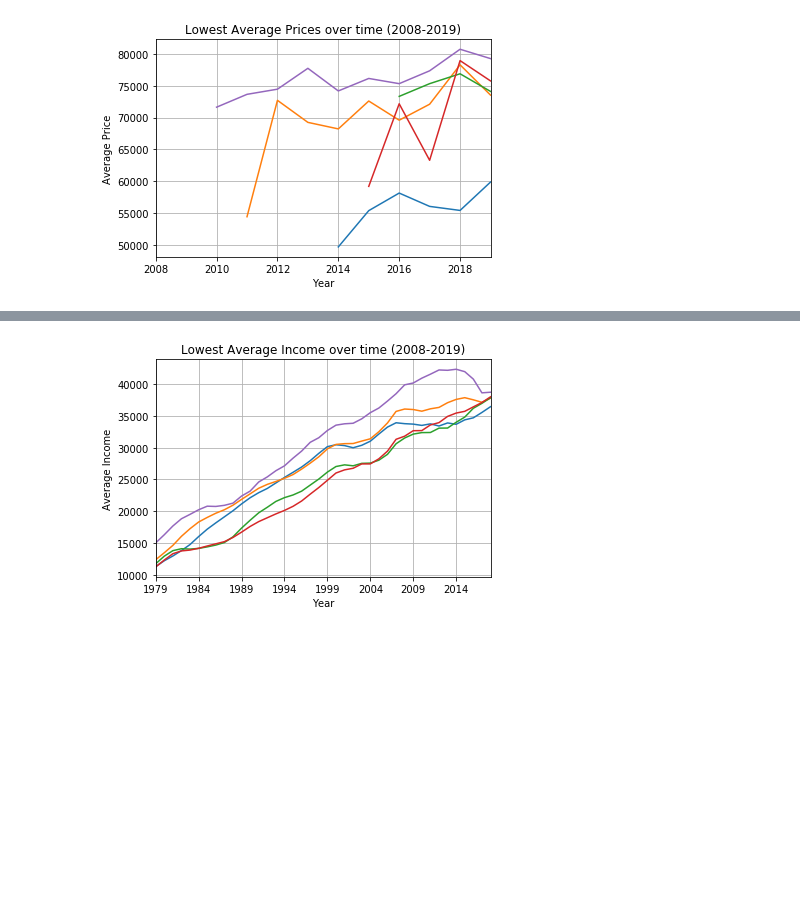
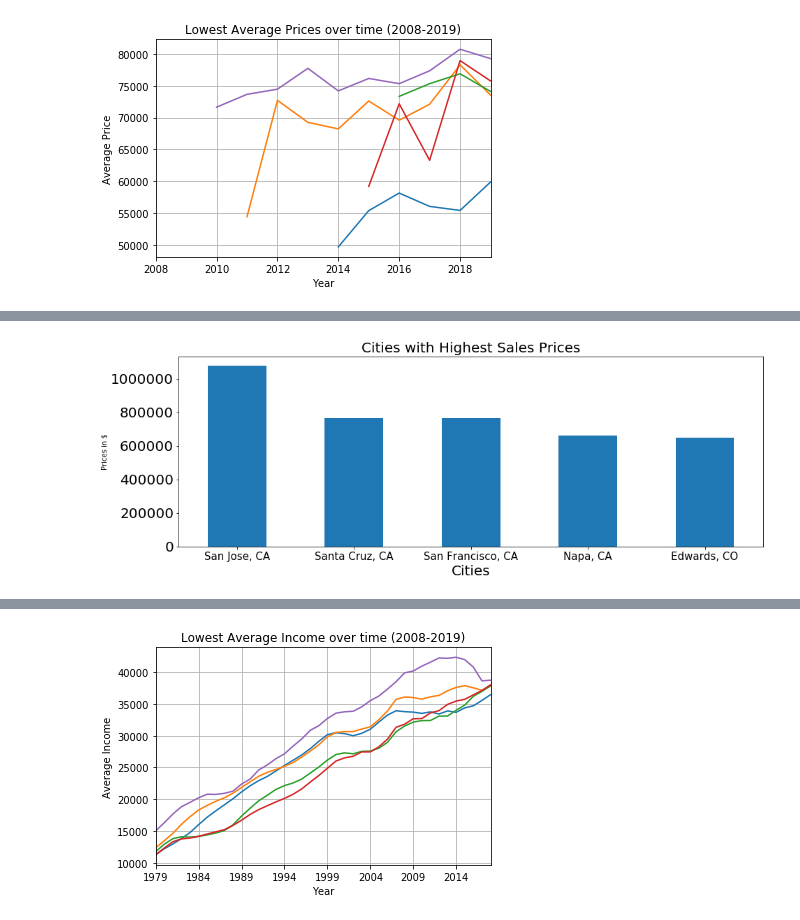
Before and after one commit to goldphoenix90/DataProject1, a Jupyter notebook: Zillow/Sales to Income Analysis.ipynb, the cells around one changed output, grey strips where cells are left out. Saved outputs shown, nothing was run; the diff lists cells and outputs as text; code cells hidden in the pictures; blank space fills up the shorter version.

```diff
--- a/Zillow/Sales to Income Analysis.ipynb
+++ b/Zillow/Sales to Income Analysis.ipynb
@@ -195,6 +197,17 @@ sales_descending.head()
 | San Francisco, CA | 468530.0 | 354641.666667 | 419525.000000 | 388250.000000 | 423941.666667 | 544416.666667 | 589975.000000 | 612275.000000 | 643358.333333 | 697975.000000 | 7.664500e+05 | ... |
 | Napa, CA | 434800.0 | 344041.666667 | 354766.666667 | 327008.333333 | 351483.333333 | 438891.666667 | 494950.000000 | 546183.333333 | 575208.333333 | 627225.000000 | 6.620455e+05 | ... |
 | Edwards, CO | NaN | 629533.333333 | 618008.333333 | 483725.000000 | 436808.333333 | 502575.000000 | 545766.666667 | 567025.000000 | 565233.333333 | 592650.000000 | 6.483250e+05 | ... |
+# %%
+sales_2018 = sales_descending["2018"].iloc[0:5]
+sales_2018.plot(kind="bar", label="Average Price", rot=0, figsize=(15,5))
+plt.title("Cities with Highest Sales Prices", size = 20)
+plt.xlabel("Cities", size=20)
+plt.xticks(size = 15)
+plt.yticks(size = 20)
+plt.ylabel("Prices in $")
+plt.savefig('highest_prices_2018.png')
+# %% [output]
+[figure, added]
 # %%
 p1 = sales_descending.iloc[0]
 p2 = sales_descending.iloc[1]
```
Also changed, not shown: parts of 10 cells of this notebook, 5 other files.
